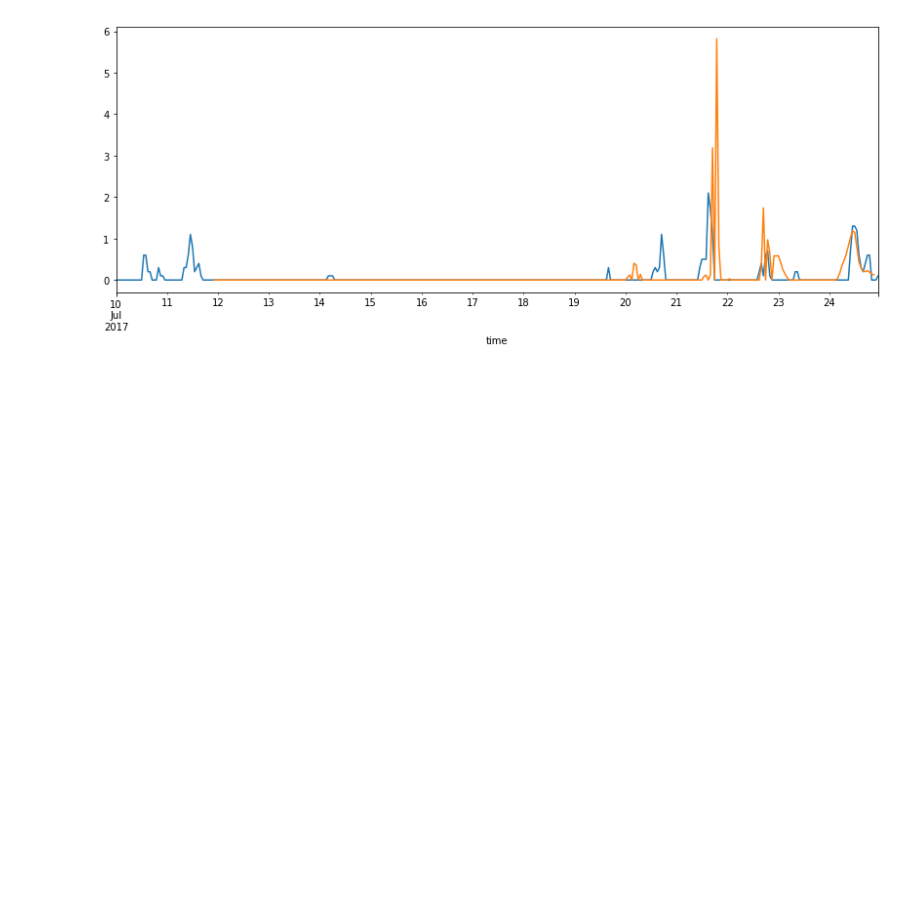
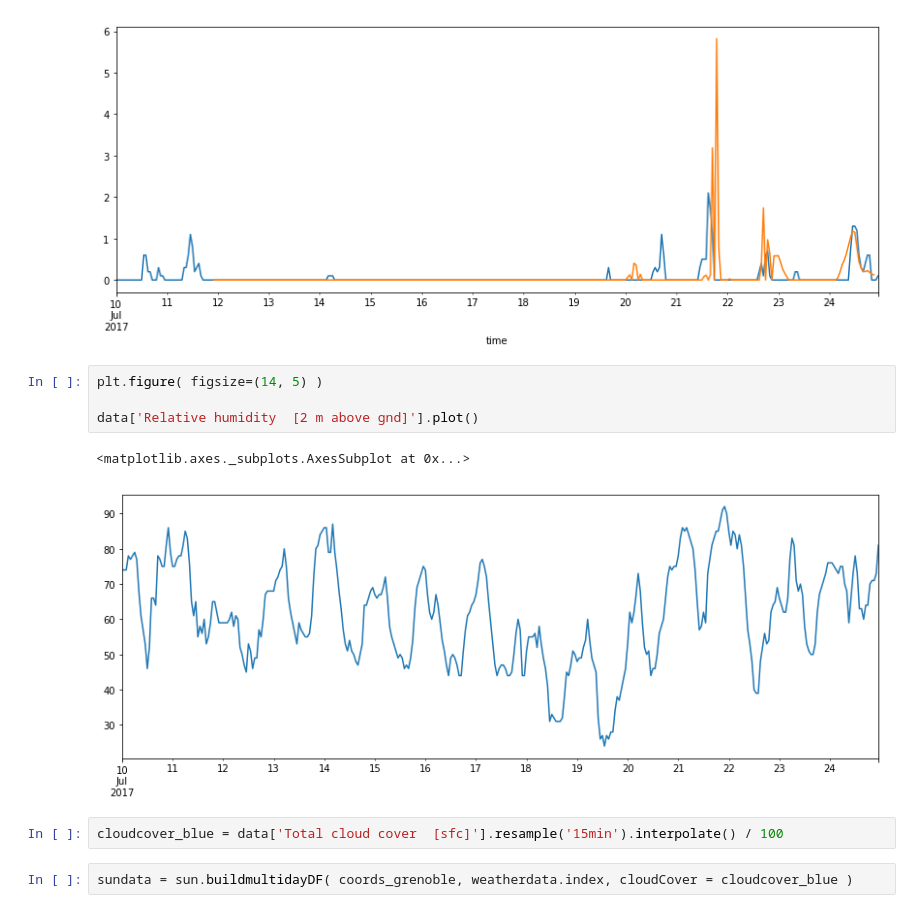
Before and after one commit to xdze2/thermique_appart, a Jupyter notebook: testweek_get_data.ipynb, the cells around one changed output. Cells and saved outputs as stored; diff of their text form; blank space fills up the shorter version.

```diff
--- a/testweek_get_data.ipynb
+++ b/testweek_get_data.ipynb
@@ -183,3 +194,14 @@ weatherdata['precipIntensity'].plot()
 # %% [output]
 <matplotlib.axes._subplots.AxesSubplot at 0x...>
 [figure]
+# %%
+plt.figure( figsize=(14, 5) )
+
+data['Relative humidity  [2 m above gnd]'].plot()
+# %% [output]
+<matplotlib.axes._subplots.AxesSubplot at 0x...>
+[figure, added]
+# %%
+cloudcover_blue = data['Total cloud cover  [sfc]'].resample('15min').interpolate() / 100
+# %%
+sundata = sun.buildmultidayDF( coords_grenoble, weatherdata.index, cloudCover = cloudcover_blue )
```
Also changed, not shown: parts of 9 cells of this notebook, 2 other files.
